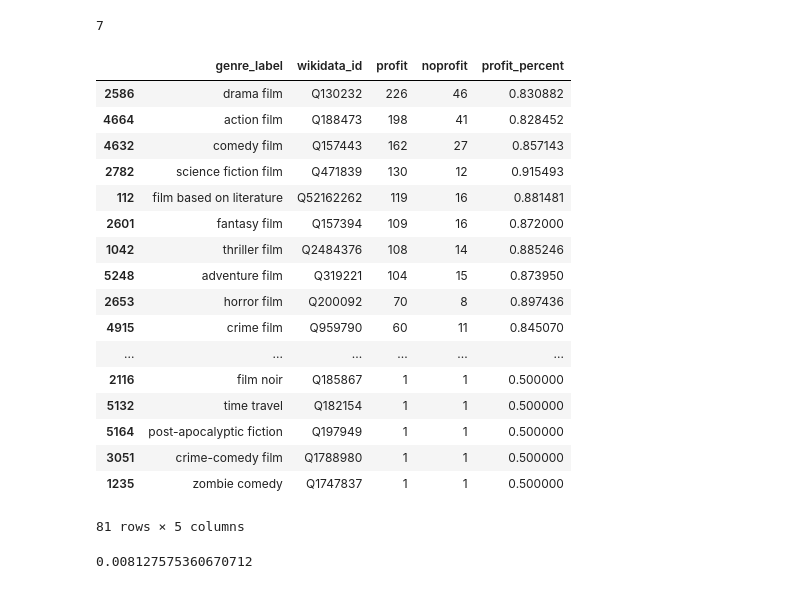
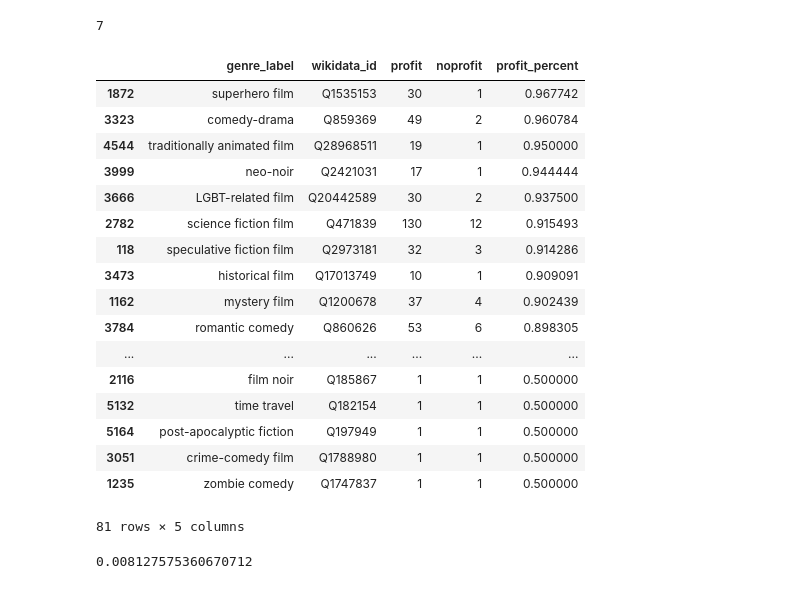
Before and after one commit to parmj/movie_data_analysis, a Jupyter notebook: Genre_Profit_Notebook.ipynb, the cells around one changed output. Drawn from its saved outputs; the diff is of its cells as text; code cells hidden in the pictures.

```diff
--- a/Genre_Profit_Notebook.ipynb
+++ b/Genre_Profit_Notebook.ipynb
@@ -37,27 +37,27 @@ df_genre = df_genre[(df_genre['profit'] != 0) & (df_genre['noprofit'] != 0)]
 # %%
 # profit_percent = profit/total
 df_genre['profit_percent'] = df_genre['profit'] / (df_genre['profit'] + df_genre['noprofit'])
-# %%
-df_genre
-# %% [output]
-|  | genre_label | wikidata_id | profit | noprofit | profit_percent |
-| 2586 | drama film | Q130232 | 226 | 46 | 0.830882 |
-| 4664 | action film | Q188473 | 198 | 41 | 0.828452 |
-| 4632 | comedy film | Q157443 | 162 | 27 | 0.857143 |
-| 2782 | science fiction film | Q471839 | 130 | 12 | 0.915493 |
-| 112 | film based on literature | Q52162262 | 119 | 16 | 0.881481 |
-| 2601 | fantasy film | Q157394 | 109 | 16 | 0.872000 |
-| 1042 | thriller film | Q2484376 | 108 | 14 | 0.885246 |
-| 5248 | adventure film | Q319221 | 104 | 15 | 0.873950 |
-| 2653 | horror film | Q200092 | 70 | 8 | 0.897436 |
-| 4915 | crime film | Q959790 | 60 | 11 | 0.845070 |
-| ... | ... | ... | ... | ... | ... |
-| 2116 | film noir | Q185867 | 1 | 1 | 0.500000 |
-| 5132 | time travel | Q182154 | 1 | 1 | 0.500000 |
-| 5164 | post-apocalyptic fiction | Q197949 | 1 | 1 | 0.500000 |
-| 3051 | crime-comedy film | Q1788980 | 1 | 1 | 0.500000 |
-| 1235 | zombie comedy | Q1747837 | 1 | 1 | 0.500000 |
-81 rows × 5 columns
+# %%
+df_genre.sort_values(by='profit_percent', ascending=False)
+# %% [output]
+|  | genre_label | wikidata_id | profit | noprofit | profit_percent |
+| 1872 | superhero film | Q1535153 | 30 | 1 | 0.967742 |
+| 3323 | comedy-drama | Q859369 | 49 | 2 | 0.960784 |
+| 4544 | traditionally animated film | Q28968511 | 19 | 1 | 0.950000 |
+| 3999 | neo-noir | Q2421031 | 17 | 1 | 0.944444 |
+| 3666 | LGBT-related film | Q20442589 | 30 | 2 | 0.937500 |
+| 2782 | science fiction film | Q471839 | 130 | 12 | 0.915493 |
+| 118 | speculative fiction film | Q2973181 | 32 | 3 | 0.914286 |
+| 3473 | historical film | Q17013749 | 10 | 1 | 0.909091 |
+| 1162 | mystery film | Q1200678 | 37 | 4 | 0.902439 |
+| 3784 | romantic comedy | Q860626 | 53 | 6 | 0.898305 |
+| ... | ... | ... | ... | ... | ... |
+| 2116 | film noir | Q185867 | 1 | 1 | 0.500000 |
+| 5132 | time travel | Q182154 | 1 | 1 | 0.500000 |
+| 5164 | post-apocalyptic fiction | Q197949 | 1 | 1 | 0.500000 |
+| 3051 | crime-comedy film | Q1788980 | 1 | 1 | 0.500000 |
+| 1235 | zombie comedy | Q1747837 | 1 | 1 | 0.500000 |
+81 rows × 5 columns
 # %%
 contingency = np.vstack([df_genre['profit'], df_genre['noprofit']])
 # %%
```
Also changed, not shown: parts of 2 cells of this notebook, 6 other files.
